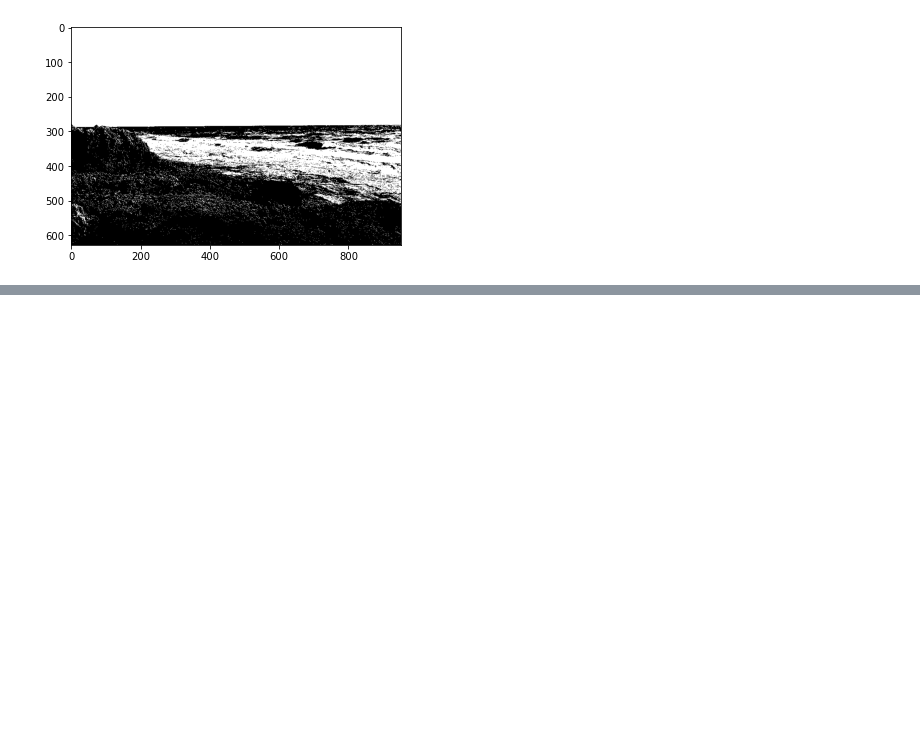
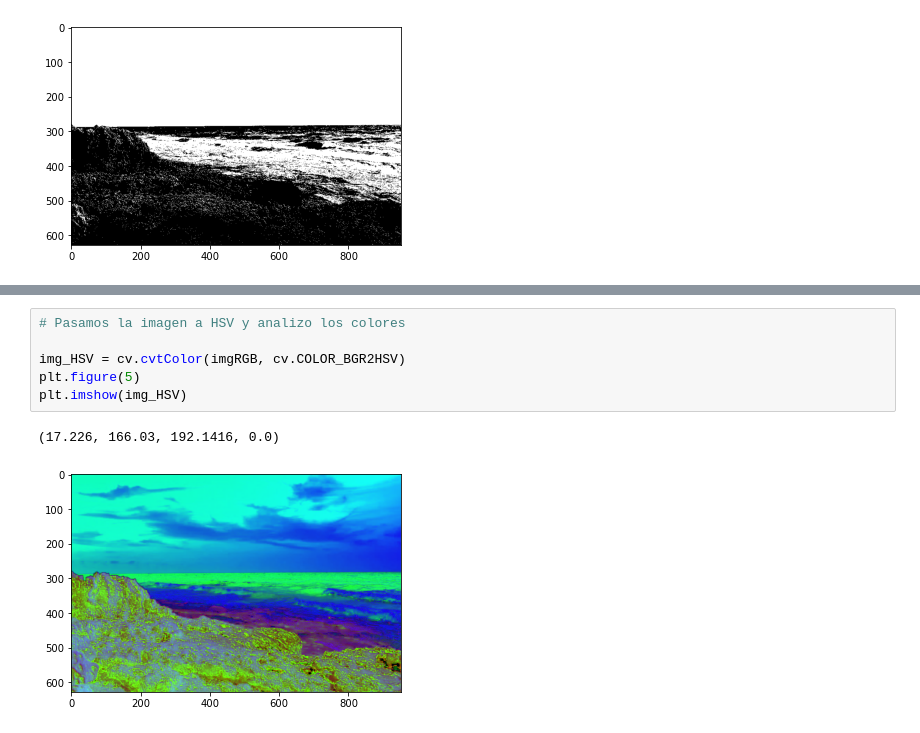
Before and after one commit to ezequielfernandez/vision_computadora_practicas, a Jupyter notebook: tp_1/exercises.ipynb, the cells around one changed output, grey strips where cells are left out. Saved outputs shown, nothing was run; the diff lists cells and outputs as text; blank space fills up the shorter version.

```diff
--- a/tp_1/exercises.ipynb
+++ b/tp_1/exercises.ipynb
@@ -475,0 +505,9 @@ plt.show
+# %%
+# Pasamos la imagen a HSV y analizo los colores
+
+img_HSV = cv.cvtColor(imgRGB, cv.COLOR_BGR2HSV)
+plt.figure(5)
+plt.imshow(img_HSV)
+# %% [output]
+(17.226, 166.03, 192.1416, 0.0)
+[figure, added]
```
Also changed, not shown: parts of 6 cells of this notebook.
